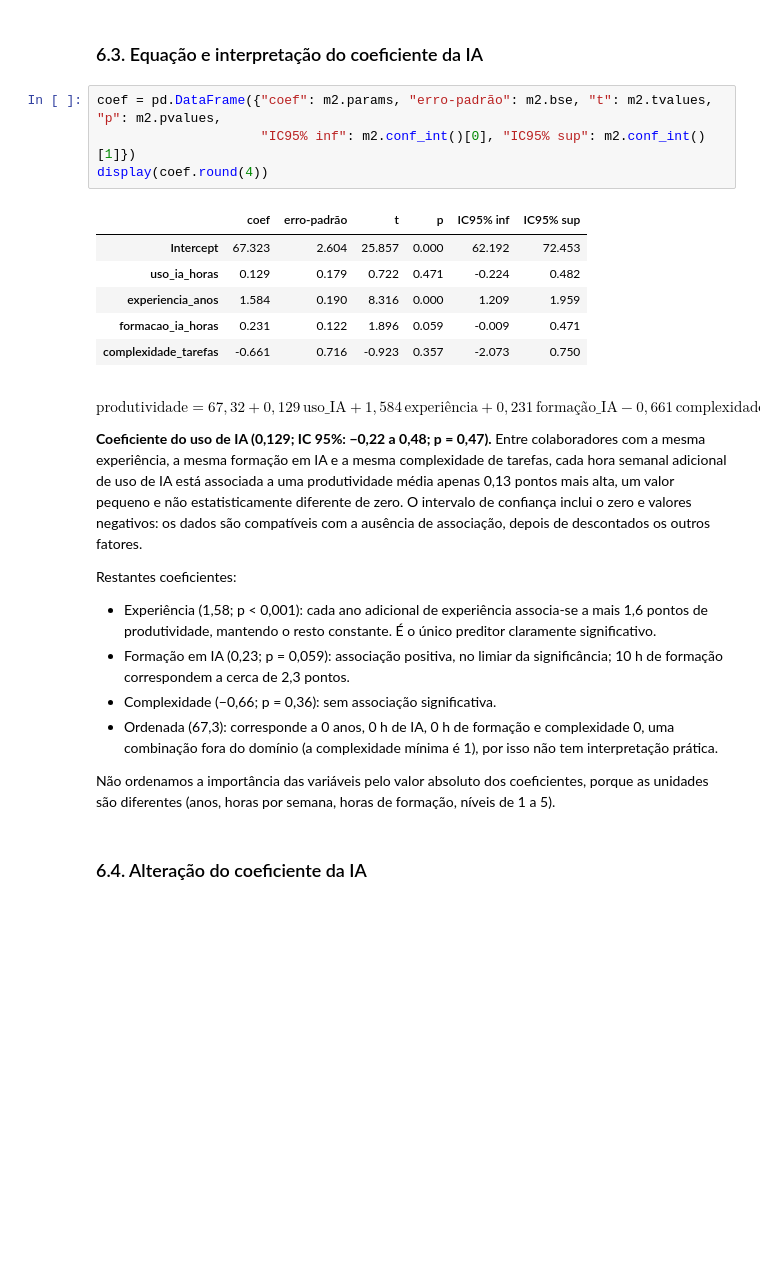
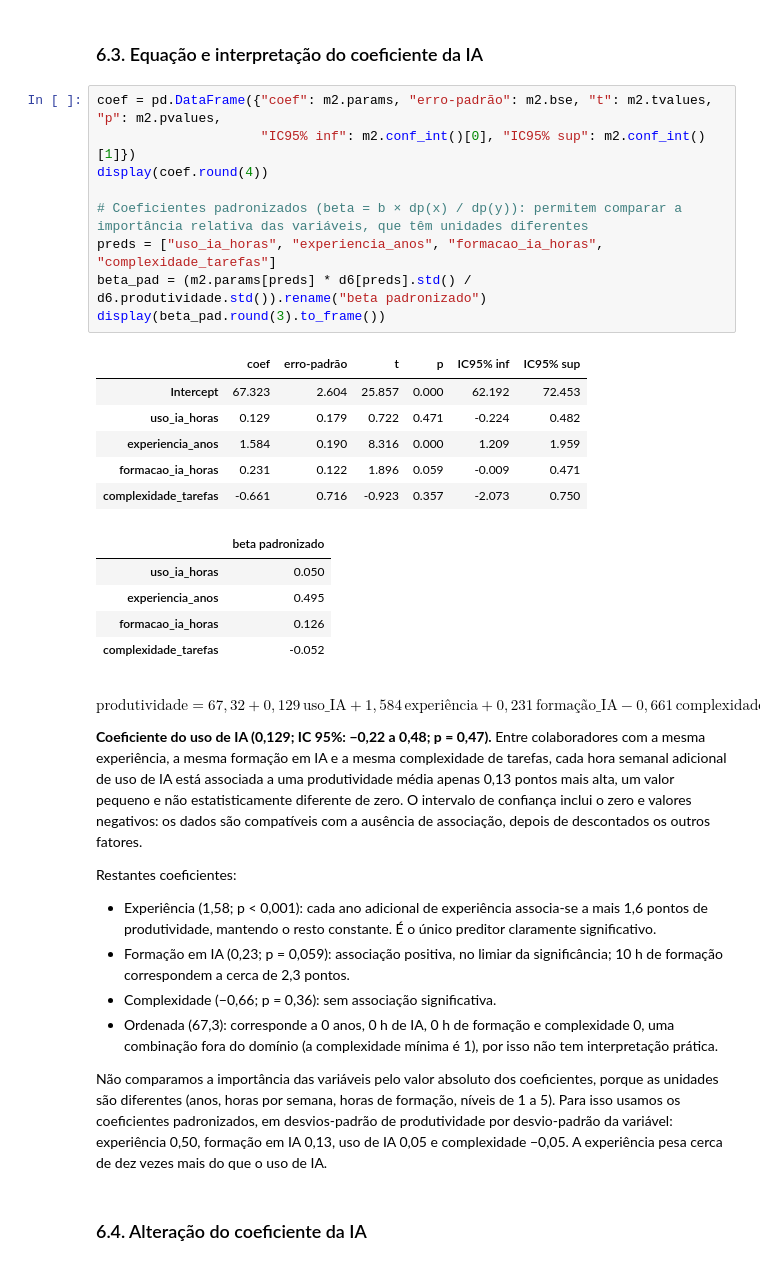
Before and after one commit to gcoutinho-ipca/tp1-mepa-ia-produtividade, a Jupyter notebook: TP1_MEPA_IA_Produtividade.ipynb, the cells around one changed output. Saved outputs shown, nothing was run; the diff lists cells and outputs as text; blank space fills up the shorter version.

```diff
--- a/TP1_MEPA_IA_Produtividade.ipynb
+++ b/TP1_MEPA_IA_Produtividade.ipynb
@@ -884,14 +900,24 @@ Modelo: produtividade = β₀ + β₁·uso_IA + β₂·experiência + β₃·for
 # %%
 coef = pd.DataFrame({"coef": m2.params, "erro-padrão": m2.bse, "t": m2.tvalues, "p": m2.pvalues,
                      "IC95% inf": m2.conf_int()[0], "IC95% sup": m2.conf_int()[1]})
 display(coef.round(4))
+
+# Coeficientes padronizados (beta = b × dp(x) / dp(y)): permitem comparar a importância relativa das variáveis, que têm unidades diferentes
+preds = ["uso_ia_horas", "experiencia_anos", "formacao_ia_horas", "complexidade_tarefas"]
+beta_pad = (m2.params[preds] * d6[preds].std() / d6.produtividade.std()).rename("beta padronizado")
+display(beta_pad.round(3).to_frame())
 # %% [output]
 |  | coef | erro-padrão | t | p | IC95% inf | IC95% sup |
 | Intercept | 67.323 | 2.604 | 25.857 | 0.000 | 62.192 | 72.453 |
 | uso_ia_horas | 0.129 | 0.179 | 0.722 | 0.471 | -0.224 | 0.482 |
 | experiencia_anos | 1.584 | 0.190 | 8.316 | 0.000 | 1.209 | 1.959 |
 | formacao_ia_horas | 0.231 | 0.122 | 1.896 | 0.059 | -0.009 | 0.471 |
 | complexidade_tarefas | -0.661 | 0.716 | -0.923 | 0.357 | -2.073 | 0.750 |
+|  | beta padronizado |
+| uso_ia_horas | 0.050 |
+| experiencia_anos | 0.495 |
+| formacao_ia_horas | 0.126 |
+| complexidade_tarefas | -0.052 |
 # %% [markdown]
 $$\widehat{\text{produtividade}} = 67{,}32 + 0{,}129\,\text{uso\_IA} + 1{,}584\,\text{experiência} + 0{,}231\,\text{formação\_IA} - 0{,}661\,\text{complexidade}$$
 
@@ -903,7 +929,7 @@ Restantes coeficientes:
 - Complexidade (−0,66; p = 0,36): sem associação significativa.
 - Ordenada (67,3): corresponde a 0 anos, 0 h de IA, 0 h de formação e complexidade 0, uma combinação fora do domínio (a complexidade mínima é 1), por isso não tem interpretação prática.
 
-Não ordenamos a importância das variáveis pelo valor absoluto dos coeficientes, porque as unidades são diferentes (anos, horas por semana, horas de formação, níveis de 1 a 5).
+Não comparamos a importância das variáveis pelo valor absoluto dos coeficientes, porque as unidades são diferentes (anos, horas por semana, horas de formação, níveis de 1 a 5). Para isso usamos os coeficientes padronizados, em desvios-padrão de produtividade por desvio-padrão da variável: experiência 0,50, formação em IA 0,13, uso de IA 0,05 e complexidade −0,05. A experiência pesa cerca de dez vezes mais do que o uso de IA.
 # %% [markdown]
 ### 6.4. Alteração do coeficiente da IA
 # %%
```
Also changed, not shown: parts of 8 cells of this notebook, 5 other files.
